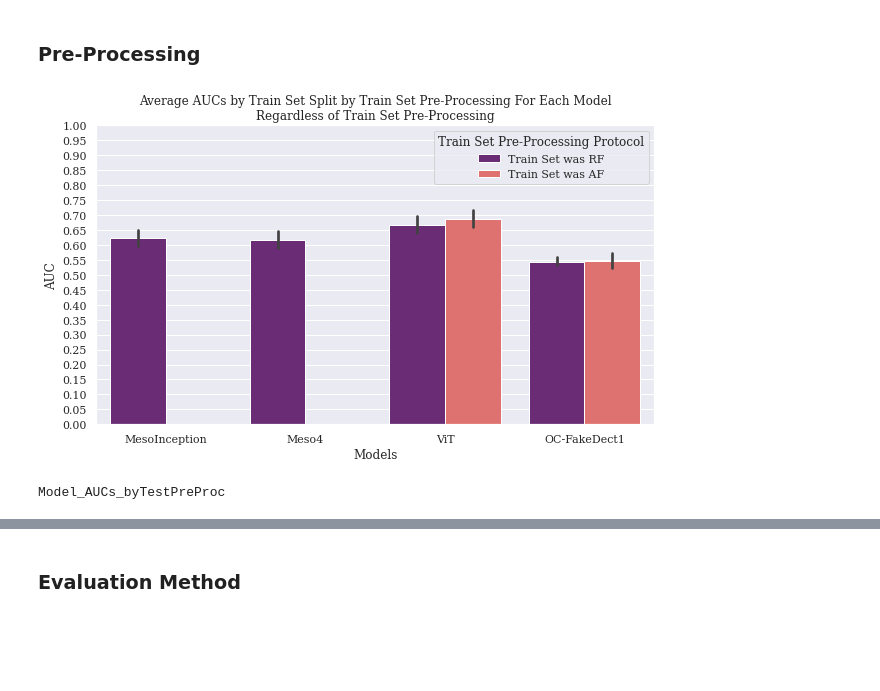
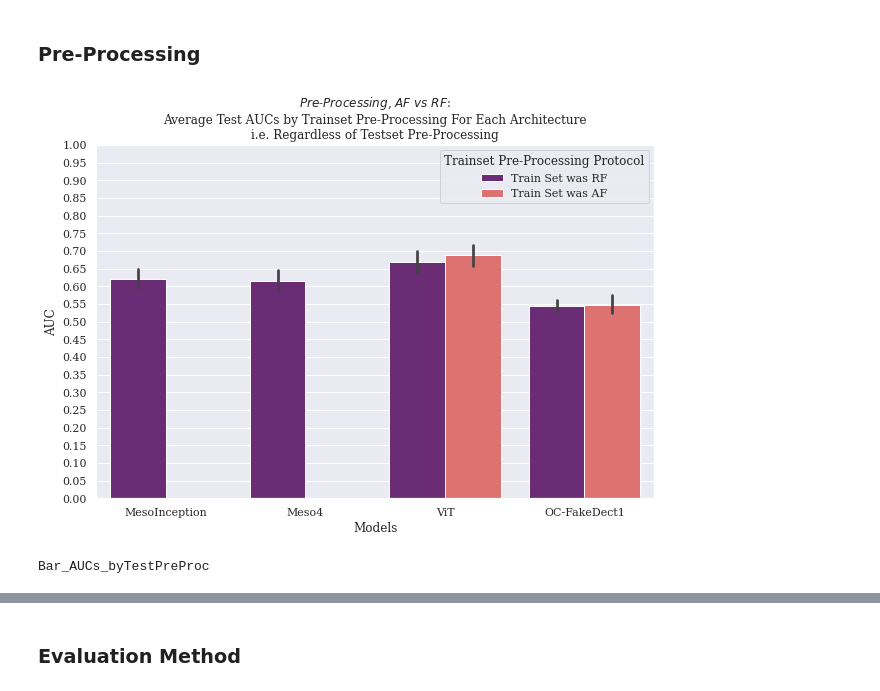
Before and after one commit to zsxkib/MInf-2.0-DeepFake-Detection, a Jupyter notebook: Collate_Results.ipynb, the cells around one changed output, grey strips where cells are left out. Drawn from its saved outputs; the diff is of its cells as text; code cells hidden in the pictures; blank space fills up the shorter version.

```diff
--- a/Collate_Results.ipynb
+++ b/Collate_Results.ipynb
@@ -44,6 +44,21 @@ def get_metric_from_file(fpath, metric="auc"):
             tpr = ast.literal_eval(tpr.strip().split("=")[-1])
             fpr = ast.literal_eval(fpr.strip().split("=")[-1])
             return tpr, fpr, experiment_name
+
+        if "ytrueNypreds" == metric:
+            f.readline()
+            fpr = f.readline()
+            f.readline()
+            tpr = f.readline()
+            tpr = ast.literal_eval(tpr.strip().split("=")[-1])
+            fpr = ast.literal_eval(fpr.strip().split("=")[-1])
+            f.readline()
+            y_true = f.readline()
+            y_true = ast.literal_eval(y_true.strip().split("=")[-1])
+            f.readline()
+            y_pred = f.readline()
+            y_pred = ast.literal_eval(y_pred.strip().split("=")[-1])
+            return y_true, y_pred, experiment_name
     chosen_metric = metrics[metric.lower()]
     return float(chosen_metric.strip().split("=")[-1])
 
@@ -494,31 +534,31 @@ Bar_AxisAlligned
 # %% [markdown]
 ### Pre-Processing
 # %%
-plt.figure(figsize=(10, 5.5))
+plt.figure(figsize=(10, 6.5))
 ax = sns.barplot(
     x="Model_Name",
     y="AUC",
     hue="is_AVG_Trainset",
     data=df,
     palette="magma")
-title = f"Average AUCs by Train Set Split by Train Set Pre-Processing For Each Model\nRegardless of Train Set Pre-Processing"
-fname = "Model_AUCs_byTestPreProc"
+title = f"$Pre$-$Processing$, $AF$ $vs$ $RF$:\nAverage Test AUCs by Trainset Pre-Processing For Each Architecture\ni.e. Regardless of Testset Pre-Processing"
+fname = "Bar_AUCs_byTestPreProc"
 ax.set_title(title)
 ax.set_yticks(np.arange(0, 1.05, 0.05))
 ax.set_xlabel("Models")
 ax.legend(
     handles=ax.legend_.legendHandles,
     labels=["Train Set was RF", "Train Set was AF"],
     loc="upper right",
-    title=f"Train Set Pre-Processing Protocol",
+    title=f"Trainset Pre-Processing Protocol",
 )
-# plt.savefig(
-#     f"./_PLOTS/{fname}.pdf",
-#     bbox_inches="tight",
-#     )
+plt.savefig(
+    f"./_PLOTS/{fname}.pdf",
+    bbox_inches="tight",
+    )
 plt.show()
 print(fname)
 # %% [output]
-[figure, old version]
+[figure, new version]
-Model_AUCs_byTestPreProc
+Bar_AUCs_byTestPreProc
 # %%
```
Also changed, not shown: parts of 31 cells of this notebook, 15 other files.
